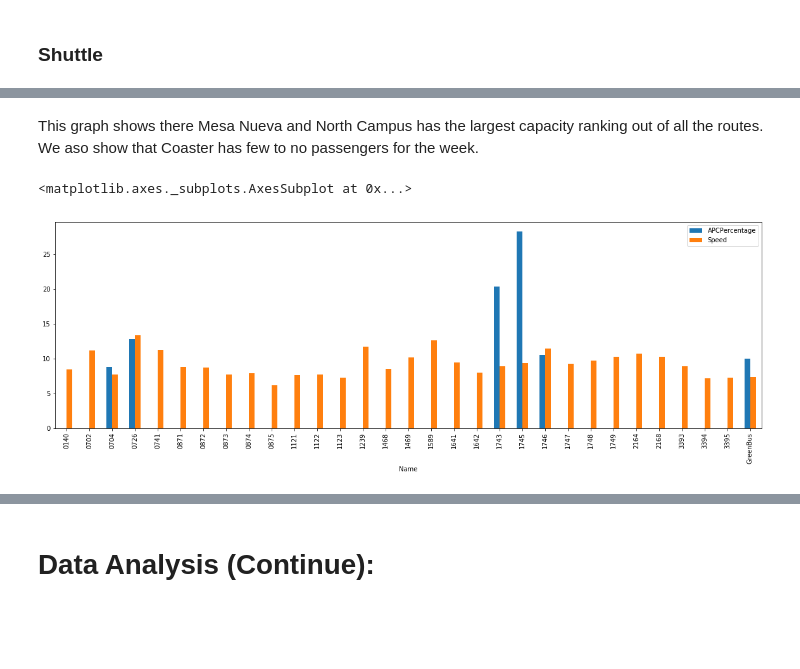
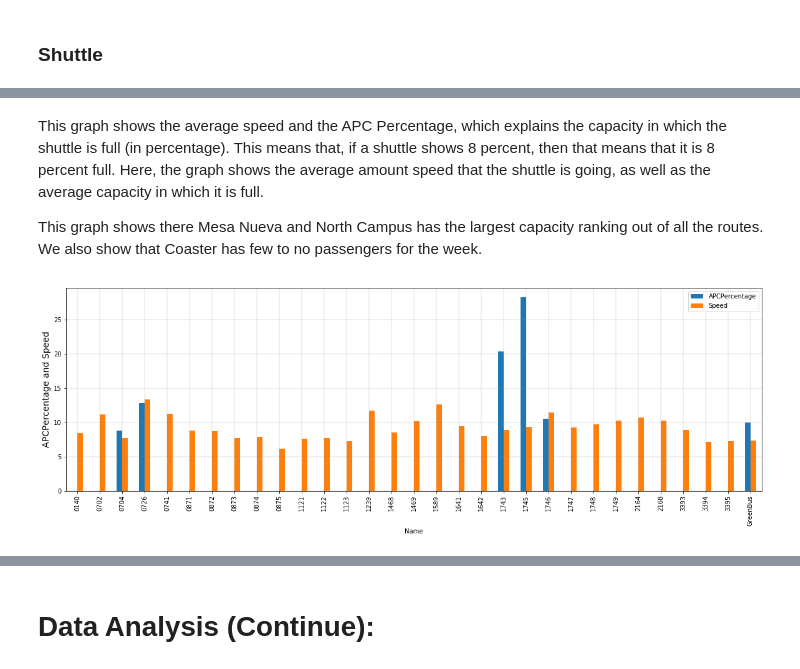
Before and after one commit to kelvinluime/Pr_059, a Jupyter notebook: FinalProject.ipynb, the cells around one changed output, grey strips where cells are left out. Cells and saved outputs as stored; diff of their text form; code cells hidden in the pictures; blank space fills up the shorter version.

```diff
--- a/FinalProject.ipynb
+++ b/FinalProject.ipynb
@@ -1422,10 +1455,13 @@ df_shuttle.groupby('Route').mean().plot(kind='bar')
 # %% [markdown]
-This graph shows there Mesa Nueva and North Campus has the largest capacity ranking out of all the routes. We aso show that Coaster has few to no passengers for the week.
+This graph shows the average speed and the APC Percentage, which explains the capacity in which the shuttle is full (in percentage). This means that, if a shuttle shows 8 percent, then that means that it is 8 percent full. Here, the graph shows the average amount speed that the shuttle is going, as well as the average capacity in which it is full.
+
+This graph shows there Mesa Nueva and North Campus has the largest capacity ranking out of all the routes. We also show that Coaster has few to no passengers for the week.
 # %%
 df_shuttle.groupby('Name').mean().plot(kind='bar')
+plt.ylabel('APCPercentage and Speed',fontsize=14)
+plt.grid(color='gray', linestyle='-', linewidth=0.25)
 # %% [output]
-<matplotlib.axes._subplots.AxesSubplot at 0x...>
-[figure, old version]
+[figure, new version]
 # %%
 shuttle_weekday = df_shuttle.groupby(df_shuttle.index.weekday).mean()
 fall_weekday = df_geisel_fall.groupby(df_geisel_fall.index.weekday).mean()
```
Also changed, not shown: parts of 18 cells of this notebook.
